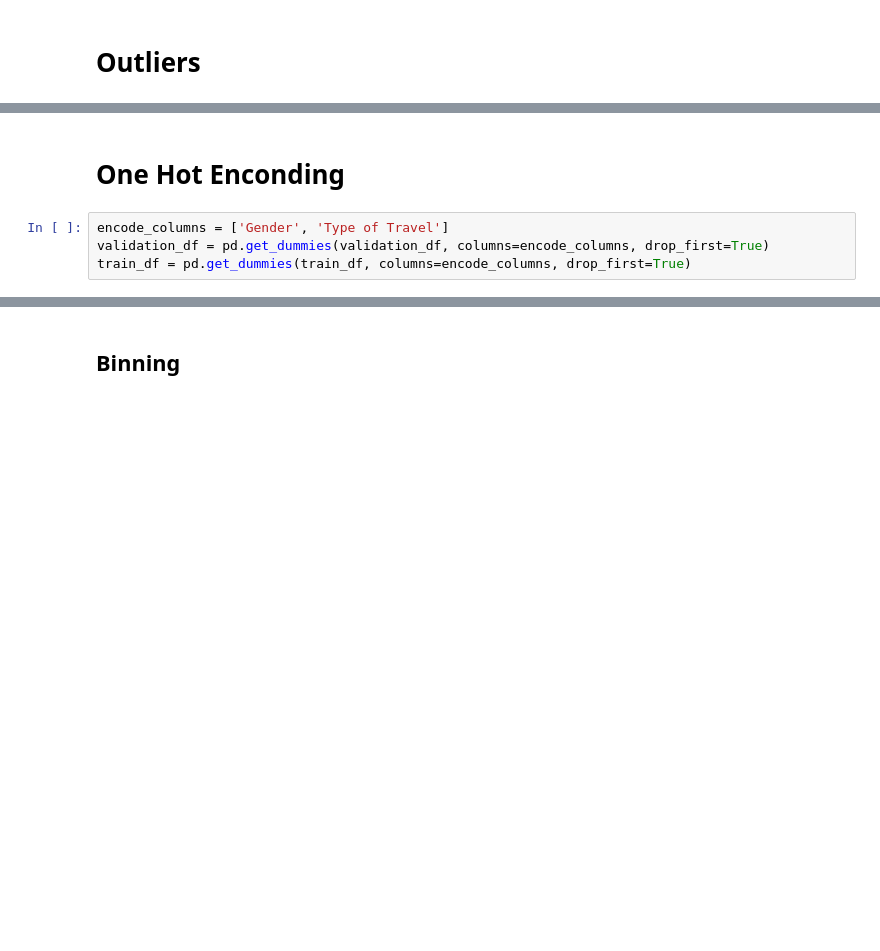
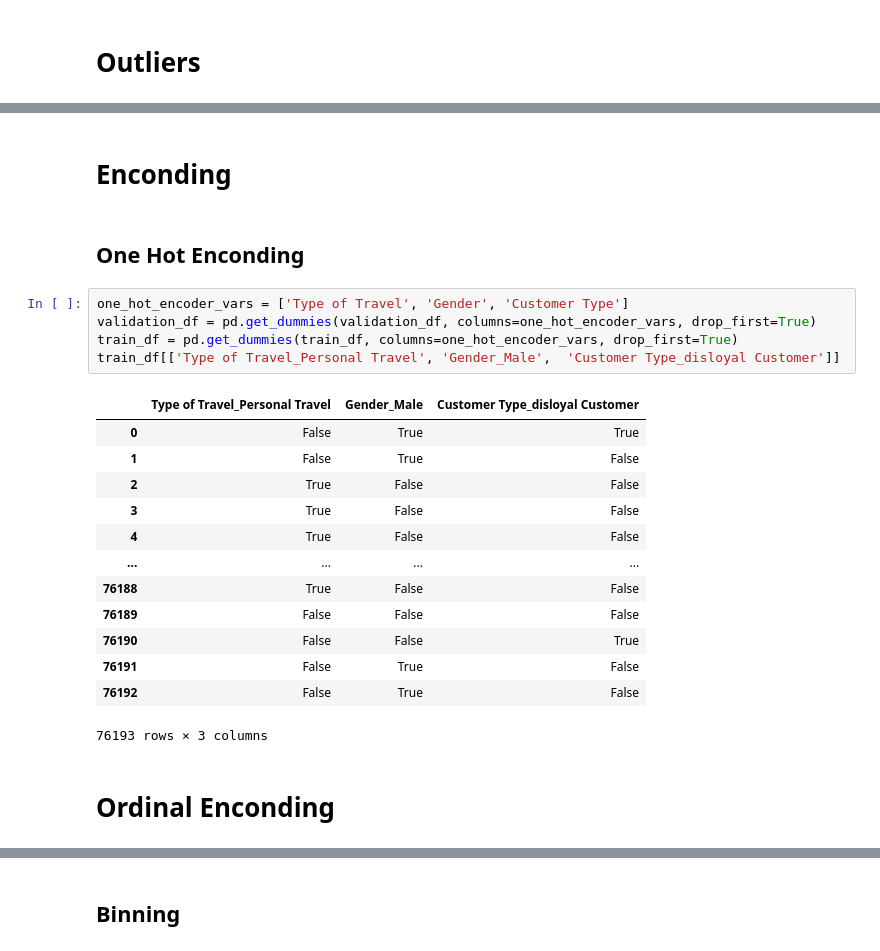
Before and after one commit to Charlesbr101/projeto-redes-neurais, a Jupyter notebook: main.ipynb, the cells around one changed output, grey strips where cells are left out. Cells and saved outputs as stored; diff of their text form; blank space fills up the shorter version.

```diff
--- a/main.ipynb
+++ b/main.ipynb
@@ -92,6 +73,25 @@ Columns with z-score > 3:  ['Age', 'Flight Distance', 'Departure Delay in Minute
+# %% [markdown]
+# Enconding
 # %% [markdown]
-# One Hot Enconding
+## One Hot Enconding
 # %%
-encode_columns = ['Gender', 'Type of Travel']
-validation_df = pd.get_dummies(validation_df, columns=encode_columns, drop_first=True)
-train_df = pd.get_dummies(train_df, columns=encode_columns, drop_first=True)
+one_hot_encoder_vars = ['Type of Travel', 'Gender', 'Customer Type']
+validation_df = pd.get_dummies(validation_df, columns=one_hot_encoder_vars, drop_first=True)
+train_df = pd.get_dummies(train_df, columns=one_hot_encoder_vars, drop_first=True)
+train_df[['Type of Travel_Personal Travel', 'Gender_Male',  'Customer Type_disloyal Customer']]
+# %% [output]
+|  | Type of Travel_Personal Travel | Gender_Male | Customer Type_disloyal Customer |
+| 0 | False | True | True |
+| 1 | False | True | False |
+| 2 | True | False | False |
+| 3 | True | False | False |
+| 4 | True | False | False |
+| ... | ... | ... | ... |
+| 76188 | True | False | False |
+| 76189 | False | False | False |
+| 76190 | False | False | True |
+| 76191 | False | True | False |
+| 76192 | False | True | False |
+76193 rows × 3 columns
+# %% [markdown]
+# Ordinal Enconding
```
Also changed, not shown: parts of 24 cells of this notebook.
